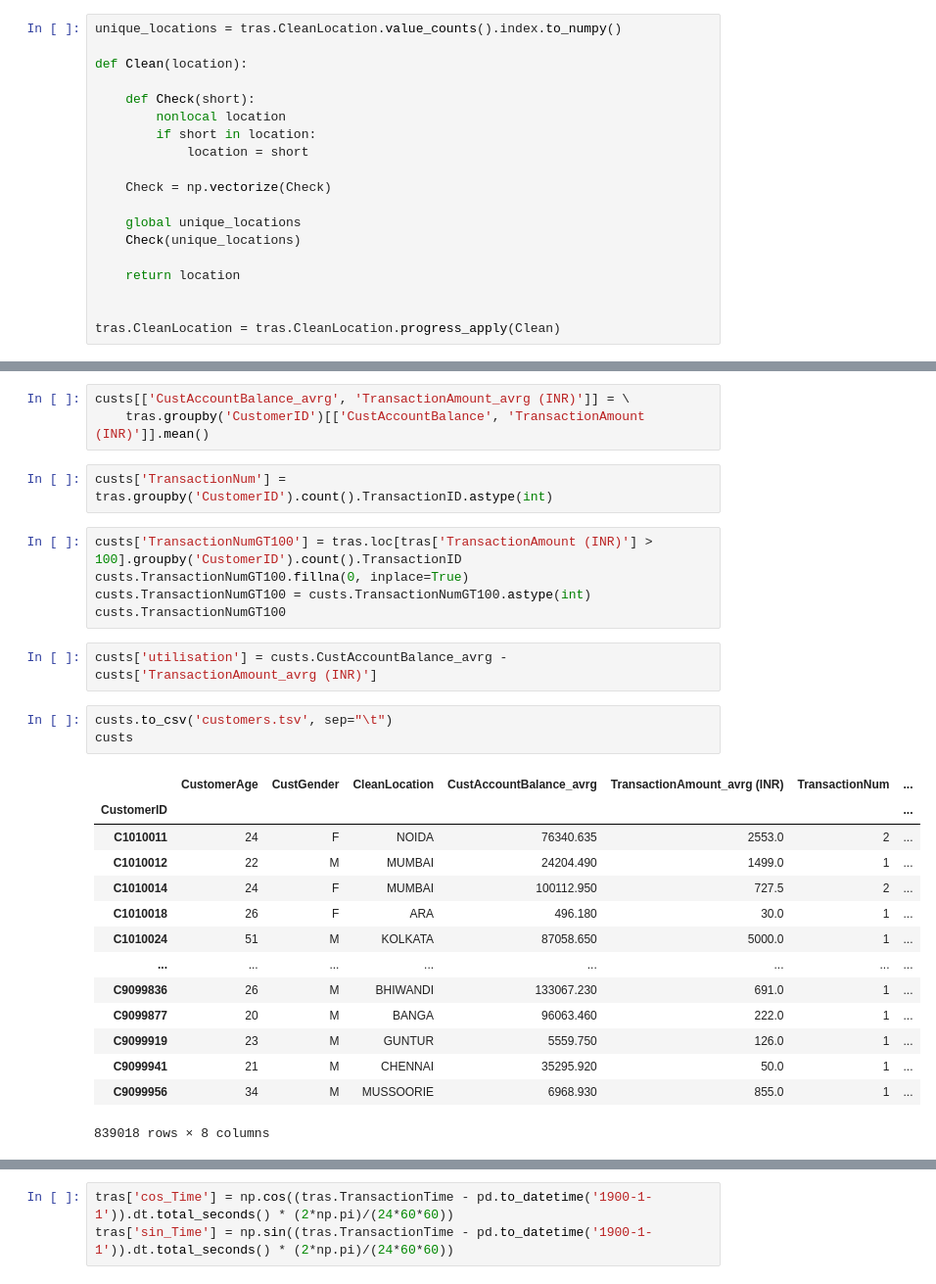
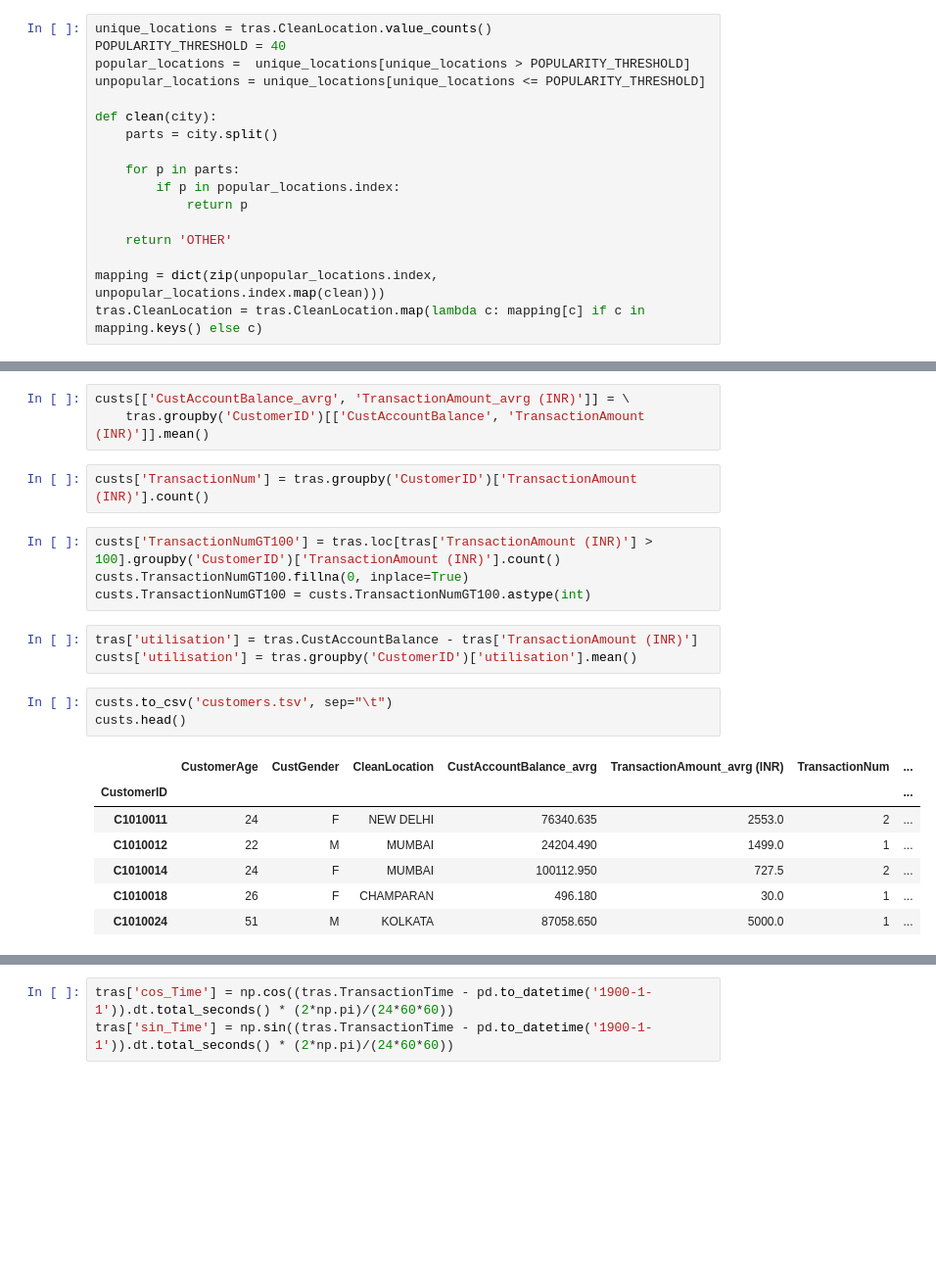
Before and after one commit to Mamiglia/ADM_HW_4, a Jupyter notebook: main.ipynb, the cells around one changed output, grey strips where cells are left out. Shown at 98% size. Drawn from its saved outputs; the diff is of its cells as text; blank space fills up the shorter version.

```diff
--- a/main.ipynb
+++ b/main.ipynb
@@ -113,19 +101,17 @@ Now for every location we search for a shorter name that is present in the datas
 # %%
-unique_locations = tras.CleanLocation.value_counts().index.to_numpy()
+unique_locations = tras.CleanLocation.value_counts()
+POPULARITY_THRESHOLD = 40
+popular_locations =  unique_locations[unique_locations > POPULARITY_THRESHOLD]
+unpopular_locations = unique_locations[unique_locations <= POPULARITY_THRESHOLD]
 
-def Clean(location):
+def clean(city):
+    parts = city.split()
 
-    def Check(short):
-        nonlocal location
-        if short in location:
-            location = short
+    for p in parts:
+        if p in popular_locations.index:
+            return p
 
-    Check = np.vectorize(Check)
+    return 'OTHER'
 
-    global unique_locations
-    Check(unique_locations)
-
-    return location
-
-
-tras.CleanLocation = tras.CleanLocation.progress_apply(Clean)
+mapping = dict(zip(unpopular_locations.index, unpopular_locations.index.map(clean)))
+tras.CleanLocation = tras.CleanLocation.map(lambda c: mapping[c] if c in mapping.keys() else c)
@@ -164,32 +166,25 @@ custs = tras \
 custs[['CustAccountBalance_avrg', 'TransactionAmount_avrg (INR)']] = \
     tras.groupby('CustomerID')[['CustAccountBalance', 'TransactionAmount (INR)']].mean()
 # %%
-custs['TransactionNum'] = tras.groupby('CustomerID').count().TransactionID.astype(int)
+custs['TransactionNum'] = tras.groupby('CustomerID')['TransactionAmount (INR)'].count()
 # %%
-custs['TransactionNumGT100'] = tras.loc[tras['TransactionAmount (INR)'] > 100].groupby('CustomerID').count().TransactionID
+custs['TransactionNumGT100'] = tras.loc[tras['TransactionAmount (INR)'] > 100].groupby('CustomerID')['TransactionAmount (INR)'].count()
 custs.TransactionNumGT100.fillna(0, inplace=True)
 custs.TransactionNumGT100 = custs.TransactionNumGT100.astype(int)
-custs.TransactionNumGT100
 # %%
-custs['utilisation'] = custs.CustAccountBalance_avrg - custs['TransactionAmount_avrg (INR)']
+tras['utilisation'] = tras.CustAccountBalance - tras['TransactionAmount (INR)']
+custs['utilisation'] = tras.groupby('CustomerID')['utilisation'].mean()
 # %%
 custs.to_csv('customers.tsv', sep="\t")
-custs
+custs.head()
 # %% [output]
 |  | CustomerAge | CustGender | CleanLocation | CustAccountBalance_avrg | TransactionAmount_avrg (INR) | TransactionNum | ... |
 | CustomerID |  |  |  |  |  |  | ... |
-| C1010011 | 24 | F | NOIDA | 76340.635 | 2553.0 | 2 | ... |
+| C1010011 | 24 | F | NEW DELHI | 76340.635 | 2553.0 | 2 | ... |
 | C1010012 | 22 | M | MUMBAI | 24204.490 | 1499.0 | 1 | ... |
 | C1010014 | 24 | F | MUMBAI | 100112.950 | 727.5 | 2 | ... |
-| C1010018 | 26 | F | ARA | 496.180 | 30.0 | 1 | ... |
+| C1010018 | 26 | F | CHAMPARAN | 496.180 | 30.0 | 1 | ... |
 | C1010024 | 51 | M | KOLKATA | 87058.650 | 5000.0 | 1 | ... |
-| ... | ... | ... | ... | ... | ... | ... | ... |
-| C9099836 | 26 | M | BHIWANDI | 133067.230 | 691.0 | 1 | ... |
-| C9099877 | 20 | M | BANGA | 96063.460 | 222.0 | 1 | ... |
-| C9099919 | 23 | M | GUNTUR | 5559.750 | 126.0 | 1 | ... |
-| C9099941 | 21 | M | CHENNAI | 35295.920 | 50.0 | 1 | ... |
-| C9099956 | 34 | M | MUSSOORIE | 6968.930 | 855.0 | 1 | ... |
-839018 rows × 8 columns
 # %% [markdown]
 ## 2.1.3
 
```
Also changed, not shown: parts of 17 cells of this notebook.
